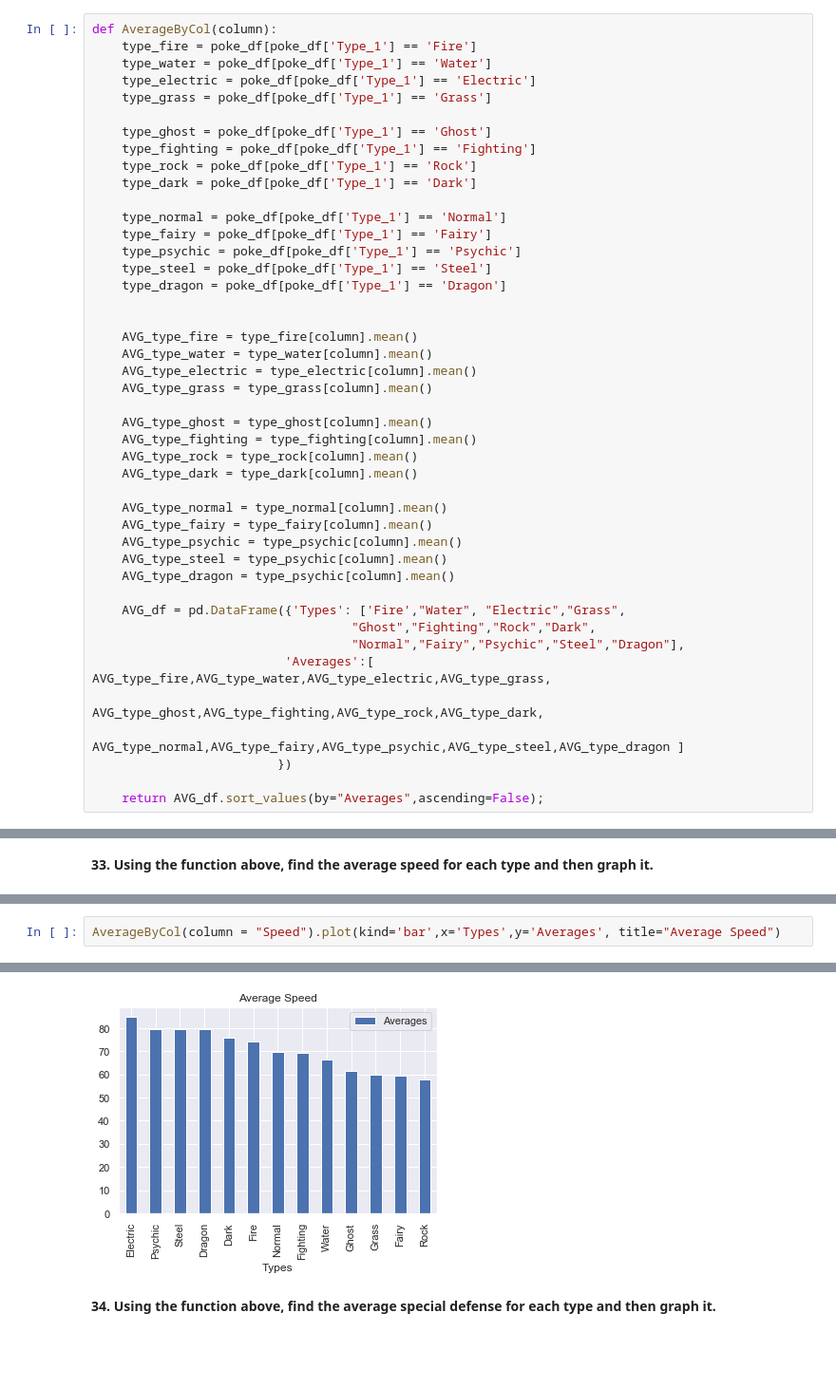
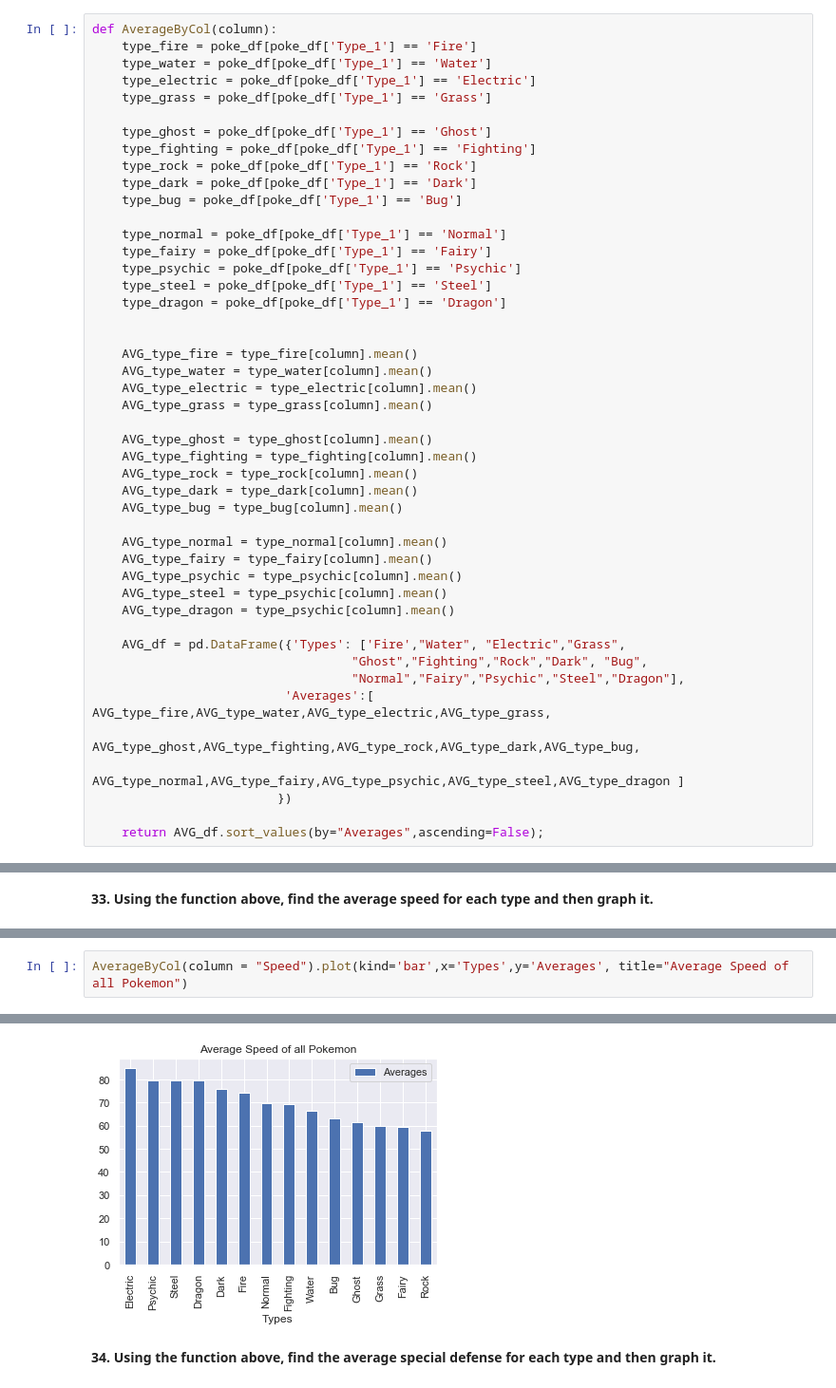
Before and after one commit to iarri/Pokemon-Data, a Jupyter notebook: Webscrape + Analysis of Pokemon Data.ipynb, the cells around one changed output, grey strips where cells are left out. Shown at 95% size. Saved outputs shown, nothing was run; the diff lists cells and outputs as text; blank space fills up the shorter version.

```diff
--- a/Webscrape + Analysis of Pokemon Data.ipynb
+++ b/Webscrape + Analysis of Pokemon Data.ipynb
@@ -513,6 +513,7 @@ def AverageByCol(column):
     type_fighting = poke_df[poke_df['Type_1'] == 'Fighting']
     type_rock = poke_df[poke_df['Type_1'] == 'Rock']
     type_dark = poke_df[poke_df['Type_1'] == 'Dark']
+    type_bug = poke_df[poke_df['Type_1'] == 'Bug']
 
     type_normal = poke_df[poke_df['Type_1'] == 'Normal']
     type_fairy = poke_df[poke_df['Type_1'] == 'Fairy']
@@ -530,6 +531,7 @@ def AverageByCol(column):
     AVG_type_fighting = type_fighting[column].mean()
     AVG_type_rock = type_rock[column].mean()
     AVG_type_dark = type_dark[column].mean()
+    AVG_type_bug = type_bug[column].mean()
 
     AVG_type_normal = type_normal[column].mean()
     AVG_type_fairy = type_fairy[column].mean()
@@ -538,10 +540,10 @@ def AverageByCol(column):
     AVG_type_dragon = type_psychic[column].mean()
 
     AVG_df = pd.DataFrame({'Types': ['Fire',"Water", "Electric","Grass",
-                                   "Ghost","Fighting","Rock","Dark",
+                                   "Ghost","Fighting","Rock","Dark", "Bug",
                                    "Normal","Fairy","Psychic","Steel","Dragon"],
                           'Averages':[ AVG_type_fire,AVG_type_water,AVG_type_electric,AVG_type_grass,
-                                        AVG_type_ghost,AVG_type_fighting,AVG_type_rock,AVG_type_dark,
+                                        AVG_type_ghost,AVG_type_fighting,AVG_type_rock,AVG_type_dark,AVG_type_bug,
                                         AVG_type_normal,AVG_type_fairy,AVG_type_psychic,AVG_type_steel,AVG_type_dragon ]
                          })
 
@@ -615,9 +620,9 @@ AverageByCol(column = "Speed")
 | 6 | 57.666667 | Rock |
 # %%
-AverageByCol(column = "Speed").plot(kind='bar',x='Types',y='Averages', title="Average Speed")
+AverageByCol(column = "Speed").plot(kind='bar',x='Types',y='Averages', title="Average Speed of all Pokemon")
 # %% [output]
 <matplotlib.axes._subplots.AxesSubplot at 0x...>
-[figure, old version]
+[figure, new version]
 # %% [markdown]
 **34. Using the function above, find the average special defense for each type and then graph it.**
 # %%
```
Also changed, not shown: parts of 12 cells of this notebook.
